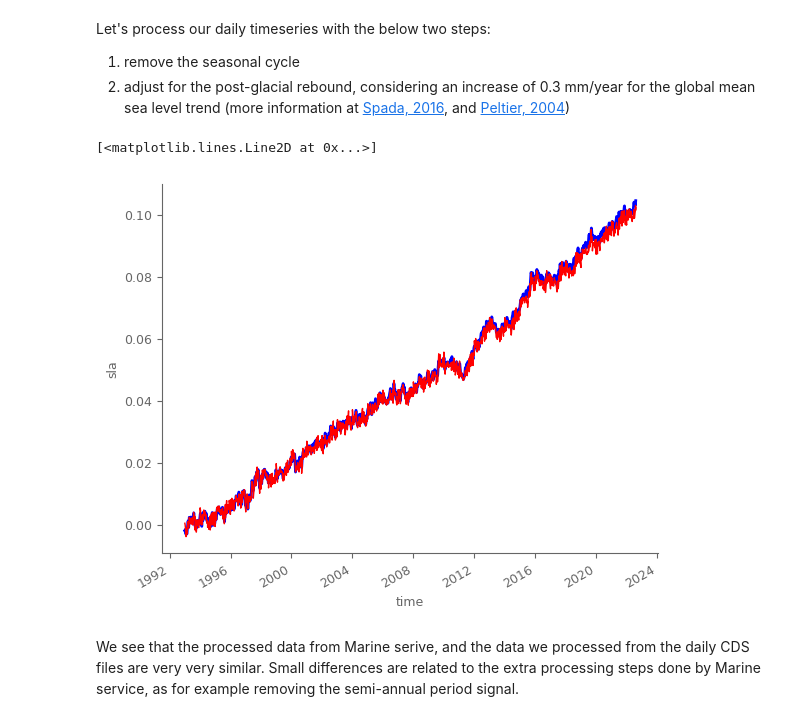
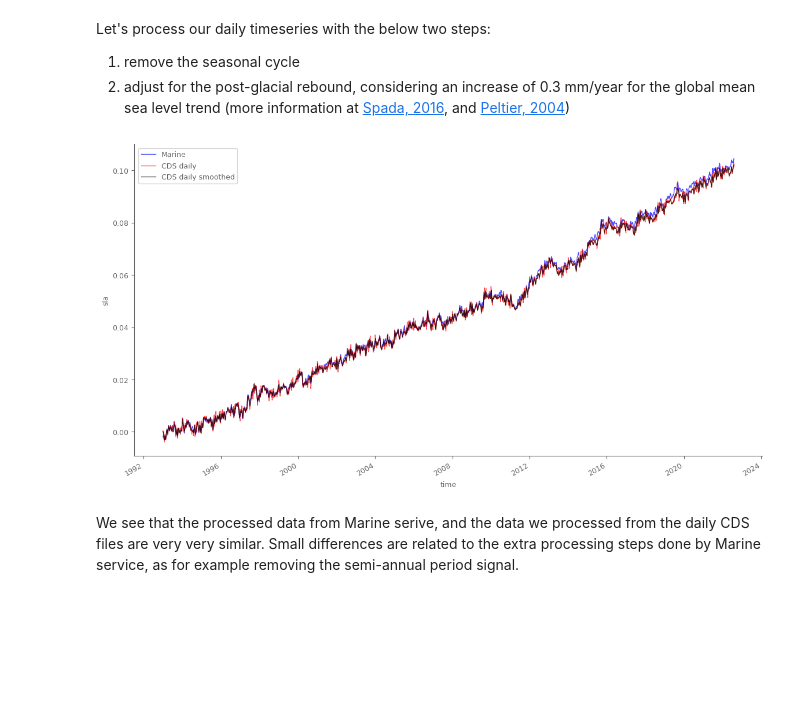
Before and after one commit to ECMWFCode4Earth/sketchbook-earth, a Jupyter notebook: tutorials/04_sea_level/04_sea_level.ipynb, the cells around one changed output. Drawn from its saved outputs; the diff is of its cells as text; code cells hidden in the pictures; blank space fills up the shorter version.

```diff
--- a/tutorials/04_sea_level/04_sea_level.ipynb
+++ b/tutorials/04_sea_level/04_sea_level.ipynb
@@ -778,25 +780,27 @@ Let's process our daily timeseries with the below two steps:
 1. remove the seasonal cycle
 2. adjust for the post-glacial rebound, considering an increase of 0.3 mm/year for the global mean sea level trend (more information at [Spada, 2016](https://link.springer.com/article/10.1007/s10712-016-9379-x), and [Peltier, 2004](https://www.annualreviews.org/doi/10.1146/annurev.earth.32.082503.144359))
 # %%
-# step 1: remove seasonal cycle
+# Step 1: remove seasonal cycle
 global_ts_daily_processed = global_ts_daily['sla'].groupby('time.month') - global_ts_daily['sla'].groupby('time.month').mean() # remove monthly climatology
 global_ts_daily_processed = global_ts_daily_processed + global_ts_daily['sla'].mean() # add the mean state, so that we don't have anomalies, as in the previous line
 
 
-# step 2: adjust for the post-glacial rebound
+# Step 2: adjust for the post-glacial rebound
 post_glacial_rebound = global_ts_daily_processed.resample(time='Y').mean()*0 # new dataframe of yearly resolution filled with 0 everywhere
-post_glacial_rebound += (np.arange(len(post_glacial_rebound))*0.3)/1000 # add 0.3 mm/year trend, but use m as umits
+post_glacial_rebound += (np.arange(0, len(post_glacial_rebound))*0.3)/1000 # add 0.3 mm/year trend, but use m as umits
 post_glacial_rebound = post_glacial_rebound.resample(time='d').mean().interpolate_na(dim='time', method='linear') # convert back to daily and proportioanlly split the yearly trend
 post_glacial_rebound = post_glacial_rebound.isel(time=range(1, len(post_glacial_rebound.time))) # don't use the first day (last day of 1993, because it will be added at the next step)
 post_glacial_rebound = xr.concat([global_ts_daily_processed.sel(time='1993').drop('month')*0, post_glacial_rebound], dim='time') # add all days of the first year; this year has no adjustment
 
-# # final processed timeseries
+# Final processed timeseries
 global_ts_daily_final = global_ts_daily_processed + post_glacial_rebound
 # %%
-marine_sla_timeseries['sla'].plot(color='blue', label='Marine', linewidth=2)
-global_ts_daily_final.plot(color='red', label='CDS daily', linewidth=1)
+marine_sla_timeseries['sla'].plot(color='blue', label='Marine', linewidth=1, alpha=.7, figsize=(14, 7))
+global_ts_daily_final.plot(color='red', label='CDS daily', linewidth=1, alpha=.7)
+global_ts_daily_final.rolling(time=15, min_periods=1, center=True).mean().plot(color='black', label='CDS daily smoothed', linewidth=1, alpha=.7)
+plt.legend()
+plt.show()
 # %% [output]
-[<matplotlib.lines.Line2D at 0x...>]
-[figure, old version]
+[figure, new version]
 # %% [markdown]
 We see that the processed data from Marine serive, and the data we processed from the daily CDS files are very very similar. Small differences are related to the extra processing steps done by Marine service, as for example removing the semi-annual period signal.
```
Also changed, not shown: parts of 6 cells of this notebook.
